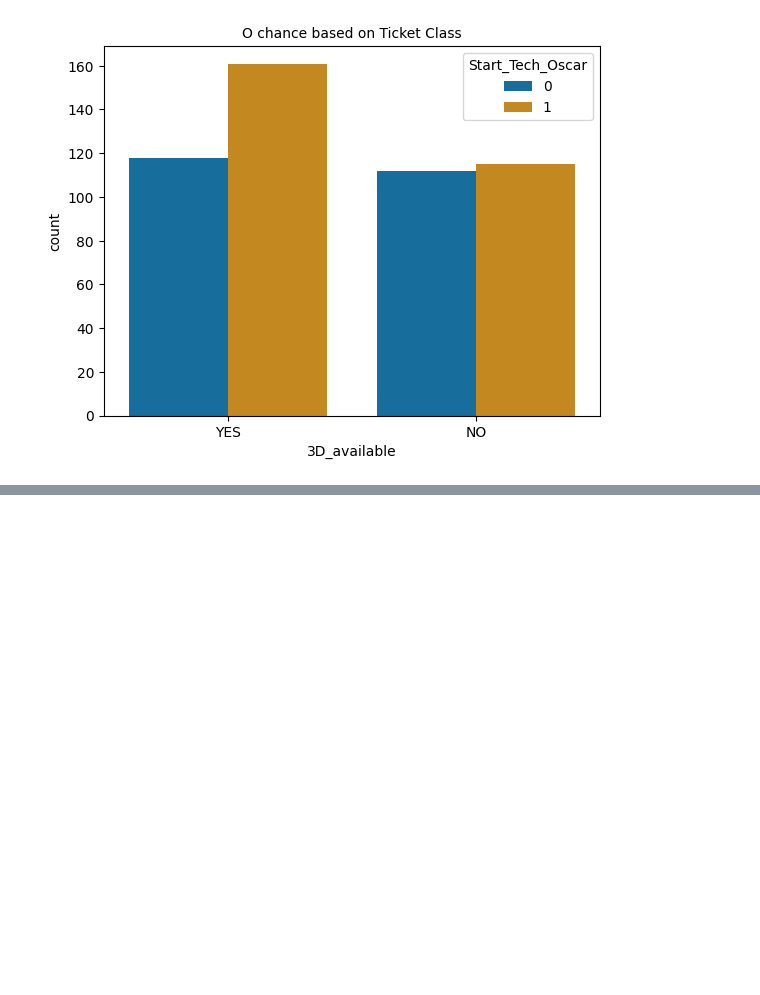
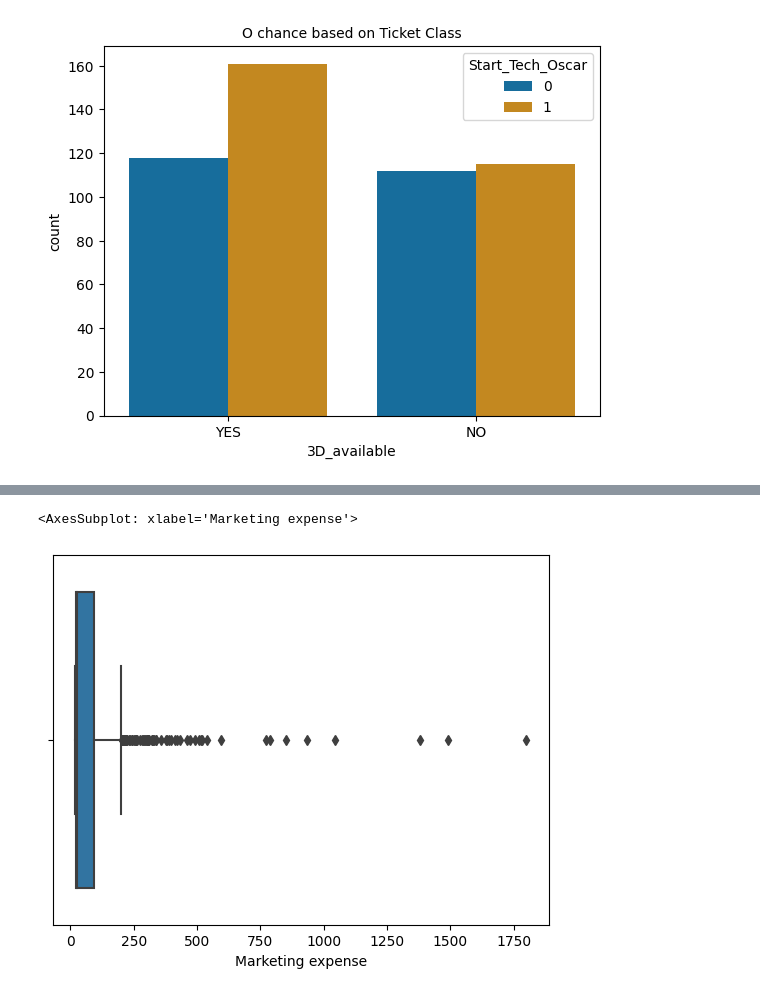
Before and after one commit to nadeap/Fullstack-DS, a Jupyter notebook: eda-fe.ipynb, the cells around one changed output, grey strips where cells are left out. Saved outputs shown, nothing was run; the diff lists cells and outputs as text; code cells hidden in the pictures; blank space fills up the shorter version.

```diff
--- a/eda-fe.ipynb
+++ b/eda-fe.ipynb
@@ -114,0 +120,5 @@ plt.title('O chance based on Ticket Class', fontsize = 10);
+# %%
+sns.boxplot(x=data['Marketing expense'])
+# %% [output]
+<AxesSubplot: xlabel='Marketing expense'>
+[figure, added]
```
Also changed, not shown: parts of 3 cells of this notebook.
